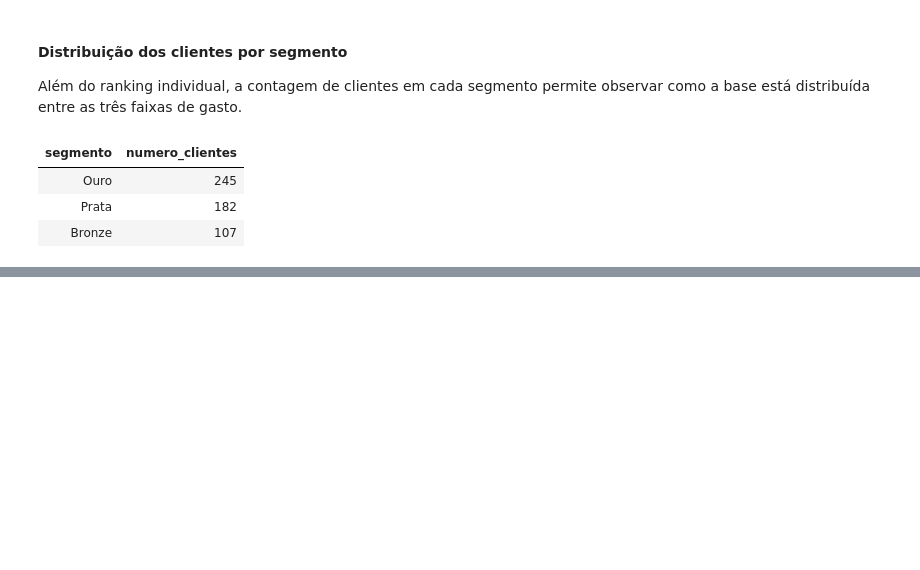
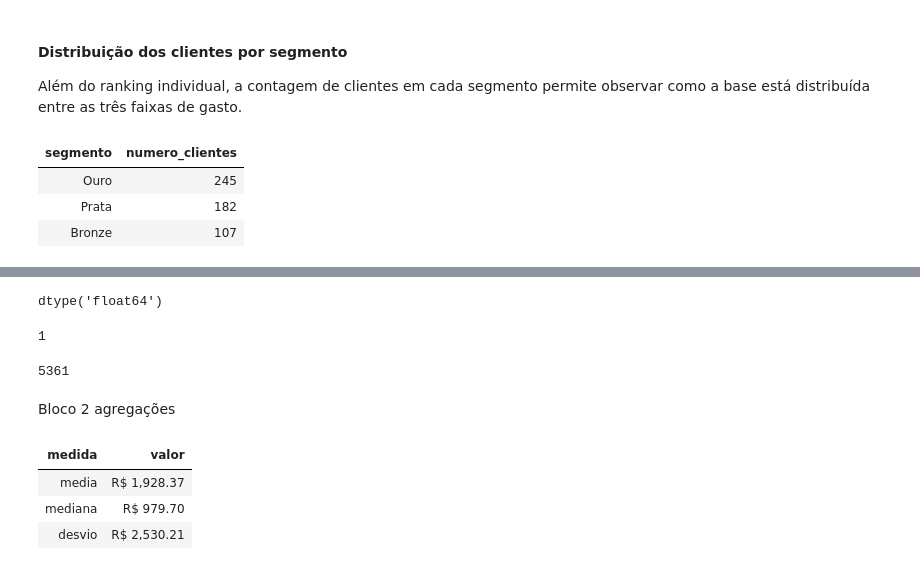
Before and after one commit to CorreaBrunoMiguel/sales-insight-py, a Jupyter notebook: notebooks/sales_insight.ipynb, the cells around one changed output, grey strips where cells are left out. Drawn from its saved outputs; the diff is of its cells as text; code cells hidden in the pictures; blank space fills up the shorter version.

```diff
--- a/notebooks/sales_insight.ipynb
+++ b/notebooks/sales_insight.ipynb
@@ -974,0 +981,36 @@ Ana Luiza Nunes apresentou o maior gasto acumulado, com R$ 116.525,85. Todos os
+# %%
+receitas_array = df.receita_total.to_numpy()
+# %%
+# Tipo dos dados
+receitas_array.dtype
+# %% [output]
+dtype('float64')
+# %%
+receitas_array.ndim
+# %% [output]
+1
+# %%
+receitas_array.size
+# %% [output]
+5361
+# %% [markdown]
+Bloco 2 agregações
+# %%
+estatisticas_receita = {
+    "media": float(np.mean(receitas_array)),
+    "mediana": float(np.median(receitas_array)),
+    "desvio": float(np.std(receitas_array)),
+}
+
+tabela_estatisticas = (
+    pd.DataFrame.from_dict(estatisticas_receita, orient="index", columns=["valor"])
+    .rename_axis("medida")
+    .reset_index()
+)
+
+display(tabela_estatisticas.style.hide(axis="index").format({"valor": "R$ {:,.2f}"}))
+# %% [output]
+| medida | valor |
+| media | R$ 1,928.37 |
+| mediana | R$ 979.70 |
+| desvio | R$ 2,530.21 |
```
Also changed, not shown: parts of 2 cells of this notebook.
